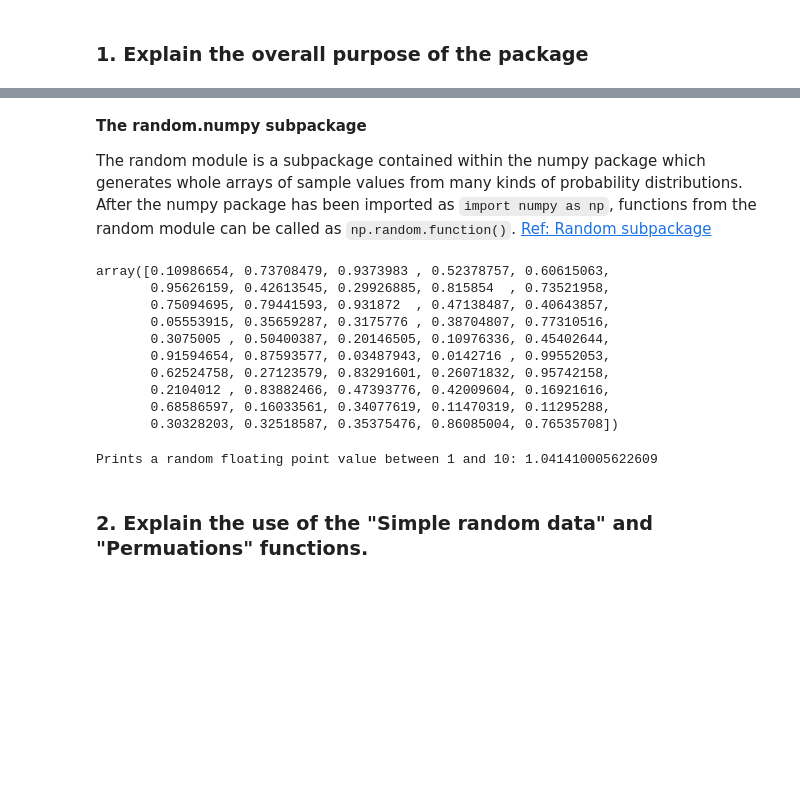
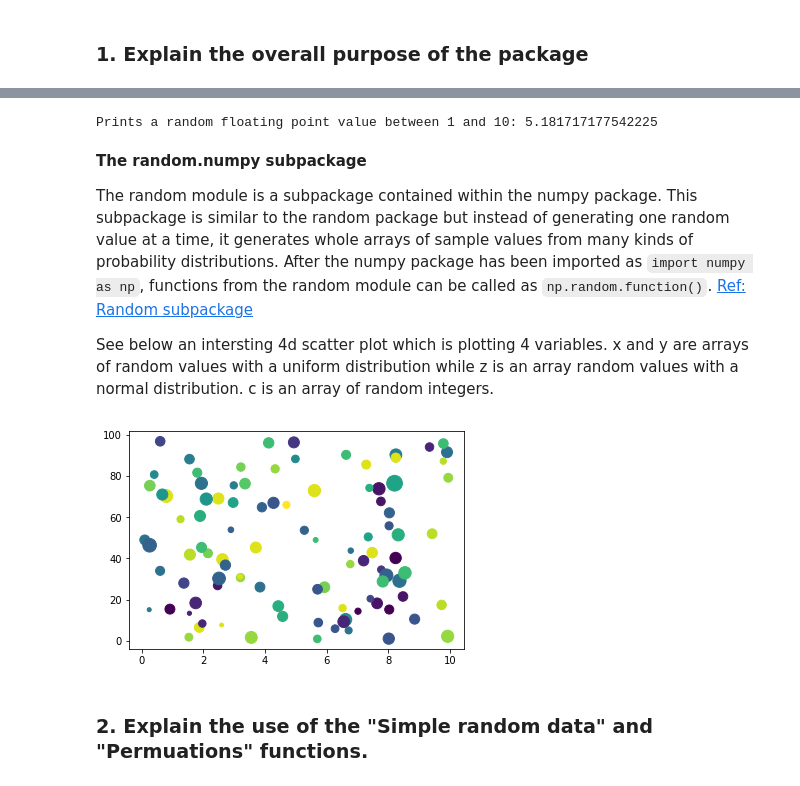
Before and after one commit to fionanealon/numpy-random, a Jupyter notebook: numpy-random.ipynb, the cells around one changed output, grey strips where cells are left out. Saved outputs shown, nothing was run; the diff lists cells and outputs as text; code cells hidden in the pictures; blank space fills up the shorter version.

````diff
--- a/numpy-random.ipynb
+++ b/numpy-random.ipynb
@@ -44,30 +66,32 @@ plt.show()
+# %%
+# Use the random package to calculate random numbers
+import random
+
+# Sets value as the variable
+value = random.uniform(1, 10)
+print("Prints a random floating point value between 1 and 10:", value)
+# %% [output]
+Prints a random floating point value between 1 and 10: 5.181717177542225
 # %% [markdown]
 **The random.numpy subpackage**
 
-The random module is a subpackage contained within the numpy package which generates whole arrays of sample values from many kinds of probability distributions. After the numpy package has been imported as ```import numpy as np```, functions from the random module can be called as ```np.random.function()```. [Ref: Random subpackage](http://nbviewer.jupyter.org/github/mbakker7/exploratory_computing_with_python/blob/master/notebook4_functions/py_exploratory_comp_4_sol.ipynb)
+The random module is a subpackage contained within the numpy package. This subpackage is similar to the random package but instead of generating one random value at a time, it generates whole arrays of sample values from many kinds of probability distributions. After the numpy package has been imported as ```import numpy as np```, functions from the random module can be called as ```np.random.function()```. [Ref: Random subpackage](http://nbviewer.jupyter.org/github/mbakker7/exploratory_computing_with_python/blob/master/notebook4_functions/py_exploratory_comp_4_sol.ipynb)
+
+
+See below an intersting 4d scatter plot which is plotting 4 variables. x and y are arrays of random values with a uniform distribution while z is an array random values with a normal distribution. c is an array of random integers.
-# %%
-import matplotlib.pyplot as plt
-import numpy as np
-
-np.random.uniform(0.0, 1.0, 50)
-# %% [output]
-array([0.10986654, 0.73708479, 0.9373983 , 0.52378757, 0.60615063,
-       0.95626159, 0.42613545, 0.29926885, 0.815854  , 0.73521958,
-       0.75094695, 0.79441593, 0.931872  , 0.47138487, 0.40643857,
-       0.05553915, 0.35659287, 0.3175776 , 0.38704807, 0.77310516,
-       0.3075005 , 0.50400387, 0.20146505, 0.10976336, 0.45402644,
-       0.91594654, 0.87593577, 0.03487943, 0.0142716 , 0.99552053,
-       0.62524758, 0.27123579, 0.83291601, 0.26071832, 0.95742158,
-       0.2104012 , 0.83882466, 0.47393776, 0.42009604, 0.16921616,
-       0.68586597, 0.16033561, 0.34077619, 0.11470319, 0.11295288,
-       0.30328203, 0.32518587, 0.35375476, 0.86085004, 0.76535708])
-# %%
-import random
-
-value = random.uniform(1, 10)
-print("Prints a random floating point value between 1 and 10:", value)
-# %% [output]
-Prints a random floating point value between 1 and 10: 1.041410005622609
+# %%
+import matplotlib.pyplot as plt
+import numpy as np
+
+x = np.random.uniform(0.0, 10.0, 100)
+y = np.random.uniform(0.0, 100.0, 100)
+z = np.random.normal(100.0, 40.0, 100)
+c = np.random.randint(0, 20, 100)
+
+plt.scatter(x, y, c=c,s=z)
+plt.show()
+# %% [output]
+[figure, added]
 # %% [markdown]
 ### 2. Explain the use of the "Simple random data" and "Permuations" functions.
 # %% [markdown]
````
Also changed, not shown: parts of 43 cells of this notebook, 1 other file.
